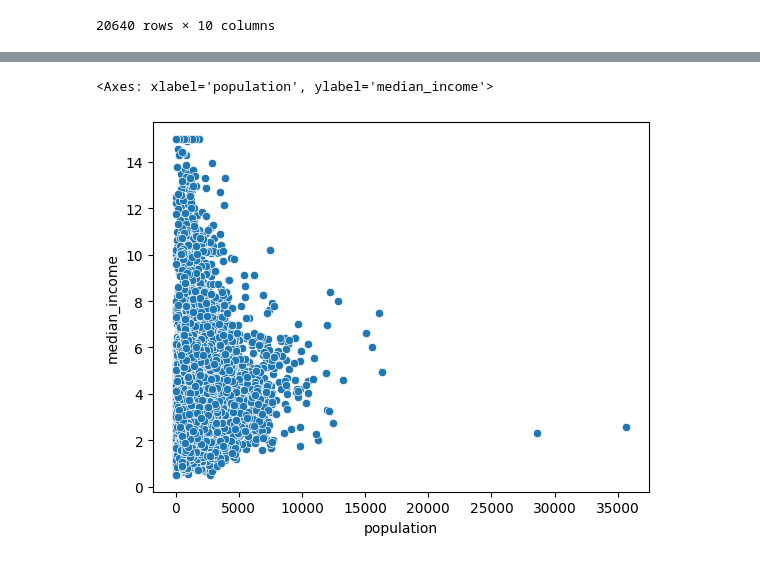
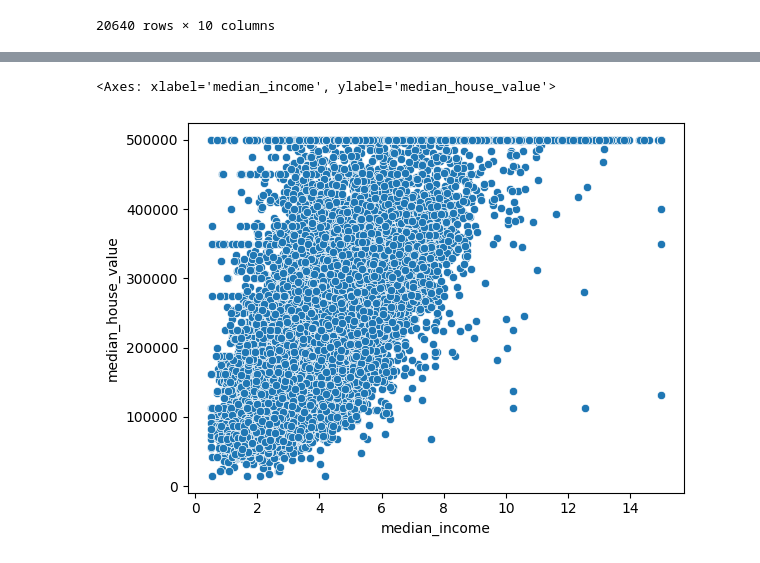
Before and after one commit to jshijin/CSCN8010-labs, a Jupyter notebook: house_price_predictor.ipynb, the cells around one changed output, grey strips where cells are left out. Drawn from its saved outputs; the diff is of its cells as text; code cells hidden in the pictures.

```diff
--- a/house_price_predictor.ipynb
+++ b/house_price_predictor.ipynb
@@ -50,10 +50,9 @@ df.describe()
 | max | -114.310000 | 41.950000 | 52.000000 | 39320.000000 | 6445.000000 | 35682.000000 | 6082.000000 | ... |
 # %%
 import seaborn as sns
-import numpy as np
 
 # plot
-sns.scatterplot(data=df, x="population", y="median_income")
+sns.scatterplot(data=df, x="median_income", y="median_house_value")
 # %% [output]
-<Axes: xlabel='population', ylabel='median_income'>
+<Axes: xlabel='median_income', ylabel='median_house_value'>
-[figure, old version]
+[figure, new version]
```
Also changed, not shown: parts of 10 cells of this notebook.
